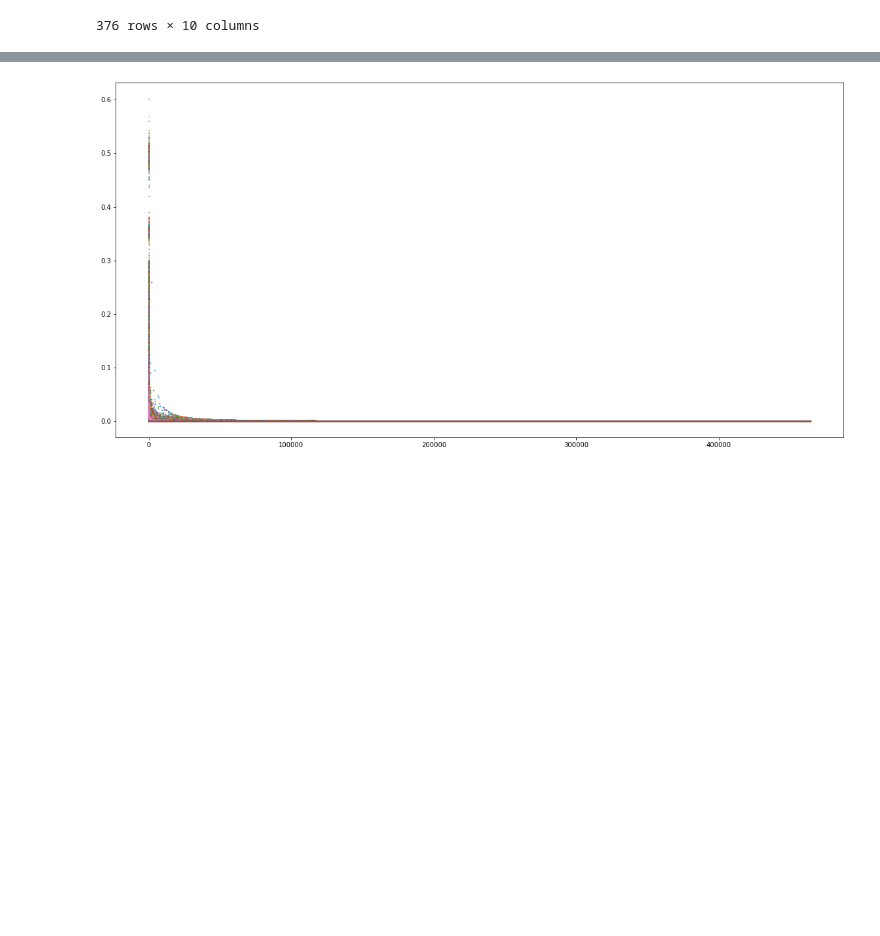
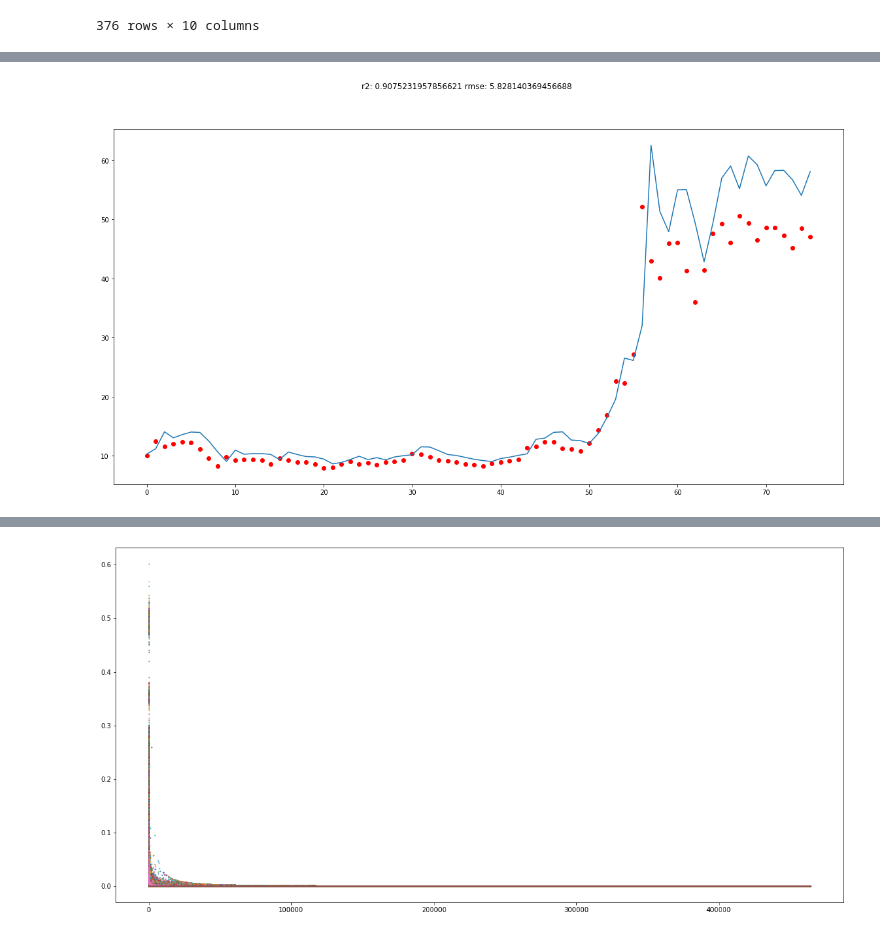
Before and after one commit to kstoneburner/DSC630_TermProject, a Jupyter notebook: 2_Process_Reddit_Data_daily_Kmeans_Kurt.ipynb, the cells around one changed output, grey strips where cells are left out. Saved outputs shown, nothing was run; the diff lists cells and outputs as text; code cells hidden in the pictures; blank space fills up the shorter version.

Commit message:
Moar Model Updates

```diff
--- a/2_Process_Reddit_Data_daily_Kmeans_Kurt.ipynb
+++ b/2_Process_Reddit_Data_daily_Kmeans_Kurt.ipynb
@@ -647,6 +634,10 @@ tfidf_df[tfidf_df.columns[:10]]
 | 375 | 0.000000 | 0.000000 | 0.0 | 0.0 | 0.0 | 0.0 | 0.0 | 0.0 | ... |
 376 rows × 10 columns
 # %%
+vocab_df = pd.DataFrame()
+vocab_df['word'] = tfidf.vocabulary_
+vocab_df['score'] = tfidf.idf_
+tfidf_df = pd.DataFrame(whole_tfidf.toarray())
 ascending_vals = list(tfidf_df.sum().sort_values(ascending=True).index)
 descending_vals = list(tfidf_df.sum().sort_values(ascending=False).index)
 vocab_vals = list(vocab_df.sort_values('score',ascending=True)['word'])
@@ -674,0 +644,6 @@ print(plot_df[plot_df.columns[:10]])
+# %%
+from sklearn.decomposition import TruncatedSVD
+tsvd = TruncatedSVD(3)
+tsvd_df = pd.DataFrame(tsvd.fit_transform(tfidf_df[descending_vals[:100]]))
+print(tsvd.explained_variance_ratio_.sum())
+tsvd_df**2
@@ -674,0 +665,45 @@ print(plot_df[plot_df.columns[:10]])
+# %%
+from sklearn.model_selection import train_test_split
+
+tfidf_df[descending_vals[:1000]]
+
+train_stock_cols = ['close','volume','open','high','low']
+train_stock_cols = ['close']
+model_df.reset_index(drop=True,inplace=True)
+
+#//*** Combine the model columns for training with the tfidf columns
+X = np.array(pd.concat([model_df[train_stock_cols],tfidf_df[descending_vals[:100]]],ignore_index=True,axis=1))
+X = np.array(pd.concat([model_df[train_stock_cols],tsvd_df],ignore_index=True,axis=1))
+X = np.array(pd.concat([tsvd_df**2,model_df[train_stock_cols]],ignore_index=True,axis=1))
+#X = model_df[train_stock_cols]
+y = model_df['target_1']
+
+x_train, x_test, y_train, y_test = train_test_split(X,y,test_size=0.2, shuffle=False)
+
+# Create linear regression object
+regr = linear_model.LinearRegression()
+
+# Train the model using the training sets
+regr.fit(x_train, y_train)
+result = regr.predict(x_test)
+
+mse = mean_squared_error(y_test, result)
+r2 = r2_score(y_test,result)
+
+#//*** Root Mean squared Error
+rmse = sqrt(mse)
+
+
+
+fig,ax = plt.subplots()
+
+fig.set_figheight(10)
+fig.set_figwidth(20)
+plot_x = np.arange(len(y_test))
+ax.plot(plot_x,y_test )
+ax.scatter(plot_x,result,color='red' )
+#ax.scatter(predict_df['time'],predict_df['predict'],color='red' )
+plt.suptitle(f"r2: {r2} rmse: {rmse}")
+plt.show()
+# %% [output]
+[figure, added]
```
Also changed, not shown: parts of 7 cells of this notebook.
